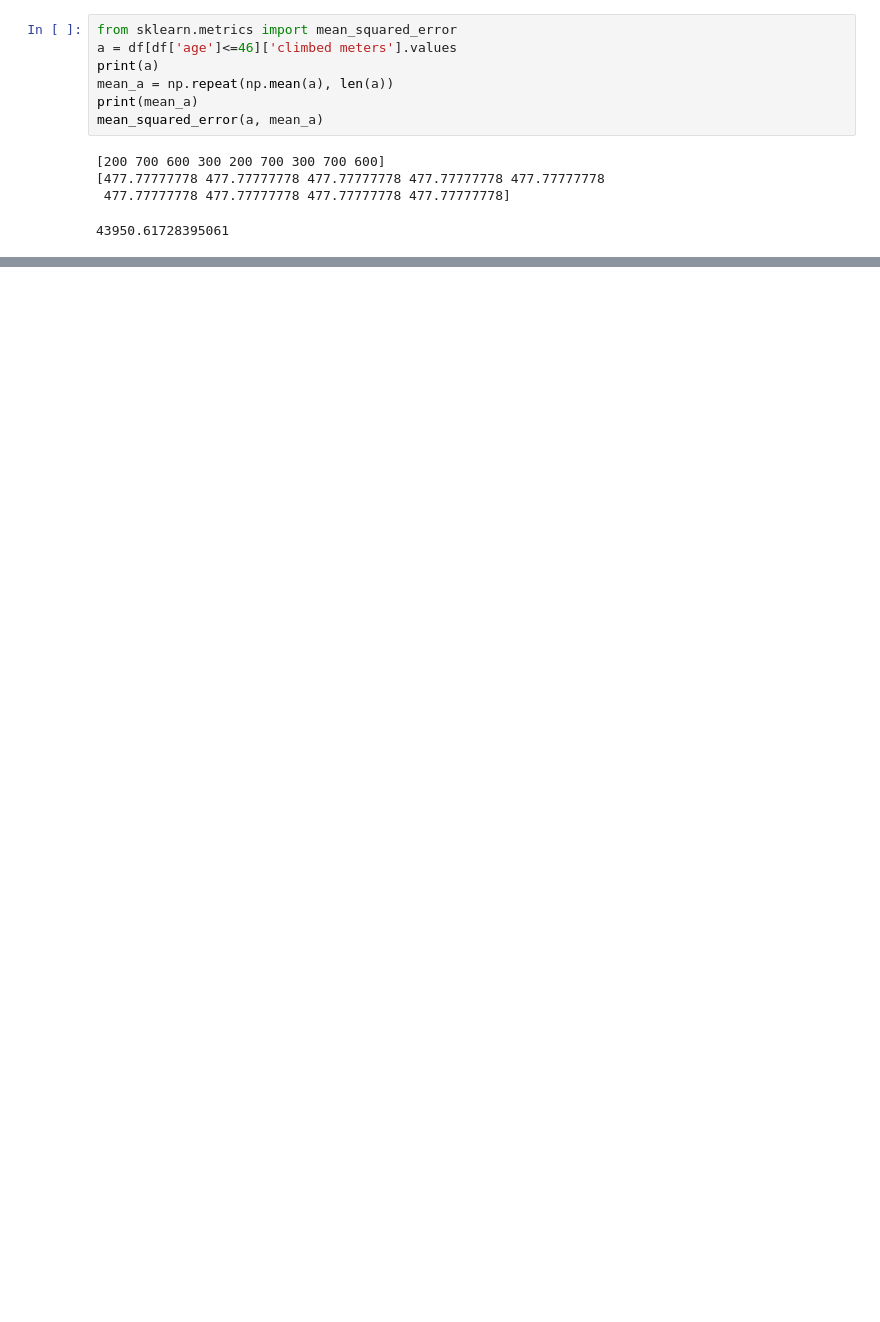
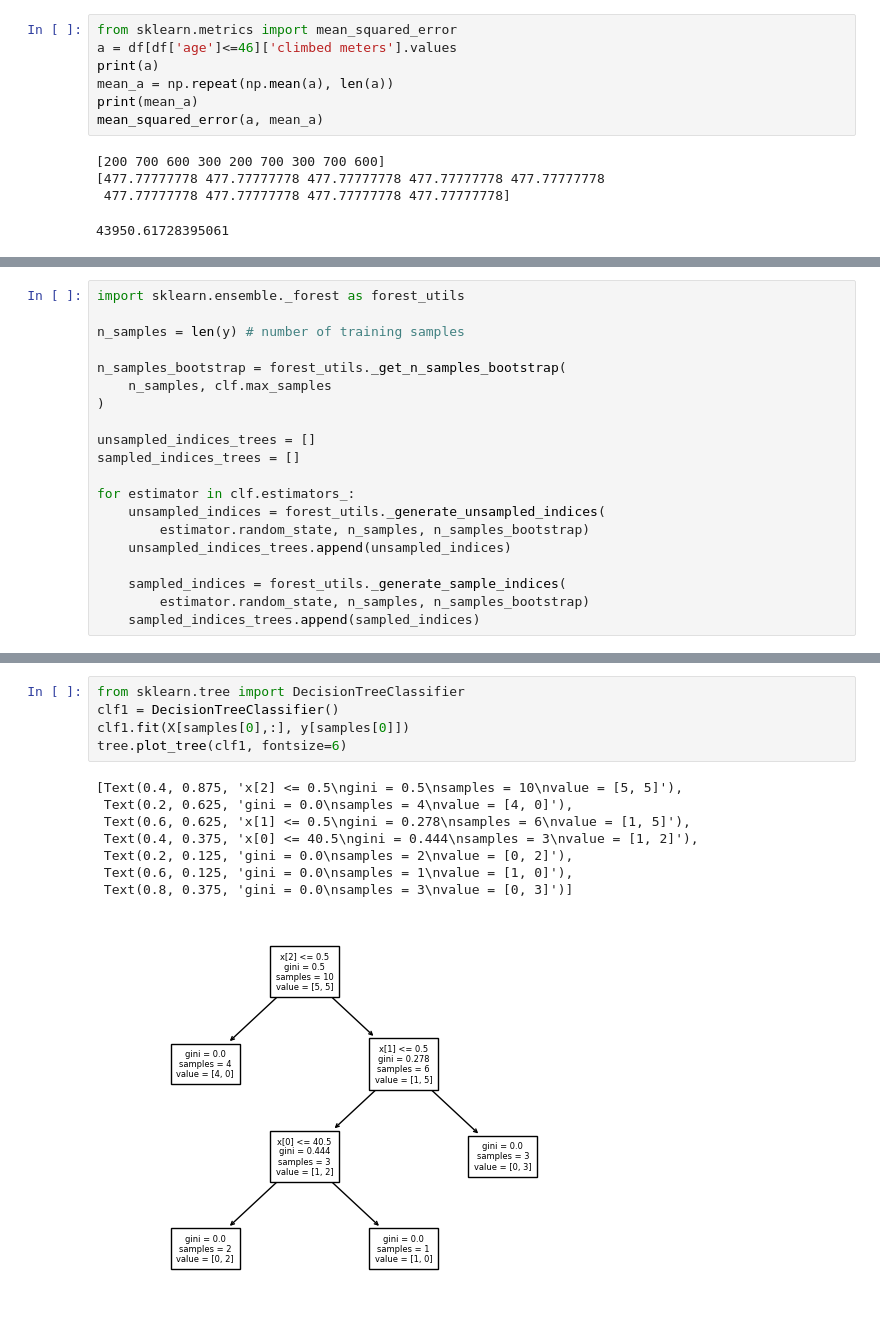
Before and after one commit to froukje/datamapu, a Jupyter notebook: notebooks/code_examples.ipynb, the cells around one changed output, grey strips where cells are left out. Drawn from its saved outputs; the diff is of its cells as text; blank space fills up the shorter version.

```diff
--- a/notebooks/code_examples.ipynb
+++ b/notebooks/code_examples.ipynb
@@ -199,0 +287,20 @@ mean_squared_error(a, mean_a)
+# %%
+import sklearn.ensemble._forest as forest_utils
+
+n_samples = len(y) # number of training samples
+
+n_samples_bootstrap = forest_utils._get_n_samples_bootstrap(
+    n_samples, clf.max_samples
+)
+
+unsampled_indices_trees = []
+sampled_indices_trees = []
+
+for estimator in clf.estimators_:
+    unsampled_indices = forest_utils._generate_unsampled_indices(
+        estimator.random_state, n_samples, n_samples_bootstrap)
+    unsampled_indices_trees.append(unsampled_indices)
+
+    sampled_indices = forest_utils._generate_sample_indices(
+        estimator.random_state, n_samples, n_samples_bootstrap)
+    sampled_indices_trees.append(sampled_indices)
@@ -199,0 +332,14 @@ mean_squared_error(a, mean_a)
+# %%
+from sklearn.tree import DecisionTreeClassifier
+clf1 = DecisionTreeClassifier()
+clf1.fit(X[samples[0],:], y[samples[0]])
+tree.plot_tree(clf1, fontsize=6)
+# %% [output]
+[Text(0.4, 0.875, 'x[2] <= 0.5\ngini = 0.5\nsamples = 10\nvalue = [5, 5]'),
+ Text(0.2, 0.625, 'gini = 0.0\nsamples = 4\nvalue = [4, 0]'),
+ Text(0.6, 0.625, 'x[1] <= 0.5\ngini = 0.278\nsamples = 6\nvalue = [1, 5]'),
+ Text(0.4, 0.375, 'x[0] <= 40.5\ngini = 0.444\nsamples = 3\nvalue = [1, 2]'),
+ Text(0.2, 0.125, 'gini = 0.0\nsamples = 2\nvalue = [0, 2]'),
+ Text(0.6, 0.125, 'gini = 0.0\nsamples = 1\nvalue = [1, 0]'),
+ Text(0.8, 0.375, 'gini = 0.0\nsamples = 3\nvalue = [0, 3]')]
+[figure, added]
```
Also changed, not shown: parts of 16 cells of this notebook, 5 other files.
